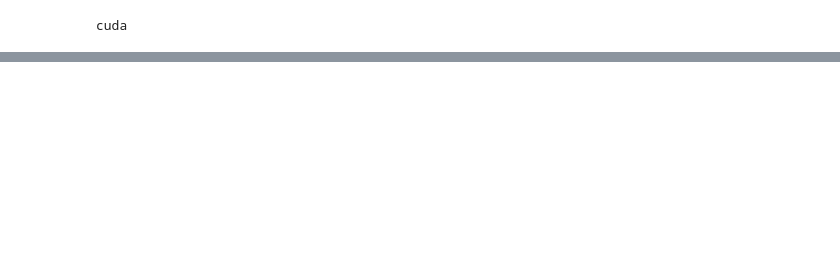
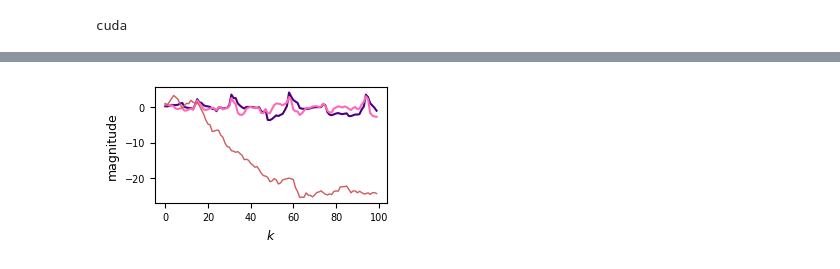
Before and after one commit to msramada/Active-Learning-Reinforcement-Learning, a Jupyter notebook: main.ipynb, the cells around one changed output, grey strips where cells are left out. Drawn from its saved outputs; the diff is of its cells as text; code cells hidden in the pictures; blank space fills up the shorter version.

```diff
--- a/main.ipynb
+++ b/main.ipynb
@@ -302,0 +271,49 @@ NameError: name 'K' is not defined
+# %%
+
+Klqr, _, _ = control.dlqr(A,B,np.eye(rx),np.eye(ru))
+Klqr_tensor = torch.from_numpy(Klqr)
+x = np.ones(T)
+P = np.ones(T)
+x_true=np.ones(T)
+
+StateReq = deque([])
+ActionReq = deque([])
+
+Hyperstate.ChangeInitialStates(torch.rand(rx, 1), torch.diag(torch.rand(rx,)))
+true_state = sqrtm(Hyperstate.Covariance) @ torch.randn(rx, 1) + Hyperstate.Mean #we might need next t-step
+
+
+for k in range(T):
+    state = torch.cat((Hyperstate.Mean, half_vectorize(Hyperstate.Covariance))).T
+    action = -Klqr_tensor @ Hyperstate.Mean + 1 * torch.randn(1,1)
+    action = action.clip(-5, 5)
+    action = torch.atleast_2d(action.detach())
+    true_state_Plus = stateDynamics(true_state, action) + sqrtm(Q) @ torch.randn(rx, 1)
+    measurement_Plus_realization =  measurementDynamics(true_state_Plus) + sqrtm(R) @ torch.randn(ry, 1)
+    StateReq.append(state)
+    Hyperstate.ApplyEKF(action, measurement_Plus_realization)
+    true_state = true_state_Plus
+    x_true[k] = true_state[0,0].detach().numpy()
+
+for i in range(T):
+    helper = StateReq[i].detach().numpy()
+    x[i] = helper[0,0]
+    P[i] = helper[0,1]
+
+plt.style.use('default')
+fig= plt.figure(figsize=(FigDim1,FigDim2))
+plt.rc('xtick', labelsize=7) #fontsize of the x tick labels
+plt.rc('ytick', labelsize=7) #fontsize of the y tick labels
+plt.xlabel('$k$', fontsize=9)
+#plt.ylabel('$k$', fontsize=9)
+plt.ylabel('magnitude', fontsize=9)
+plt.rc( 'text', usetex=True )
+#plt.ylim([-500, 500])
+k=56
+plt.plot(range(T), x, color=list(colors.cnames)[k+4])
+plt.plot(range(T), P, color=list(colors.cnames)[k+2])
+plt.plot(range(T), x_true, linewidth = 1,color=list(colors.cnames)[k+3])
+if saveFigs==True:
+    plt.savefig('Figures/Example1_LQR_noise.pdf',bbox_inches ="tight")
+# %% [output]
+[figure, added]
```
Also changed, not shown: parts of 11 cells of this notebook, 6 other files.
